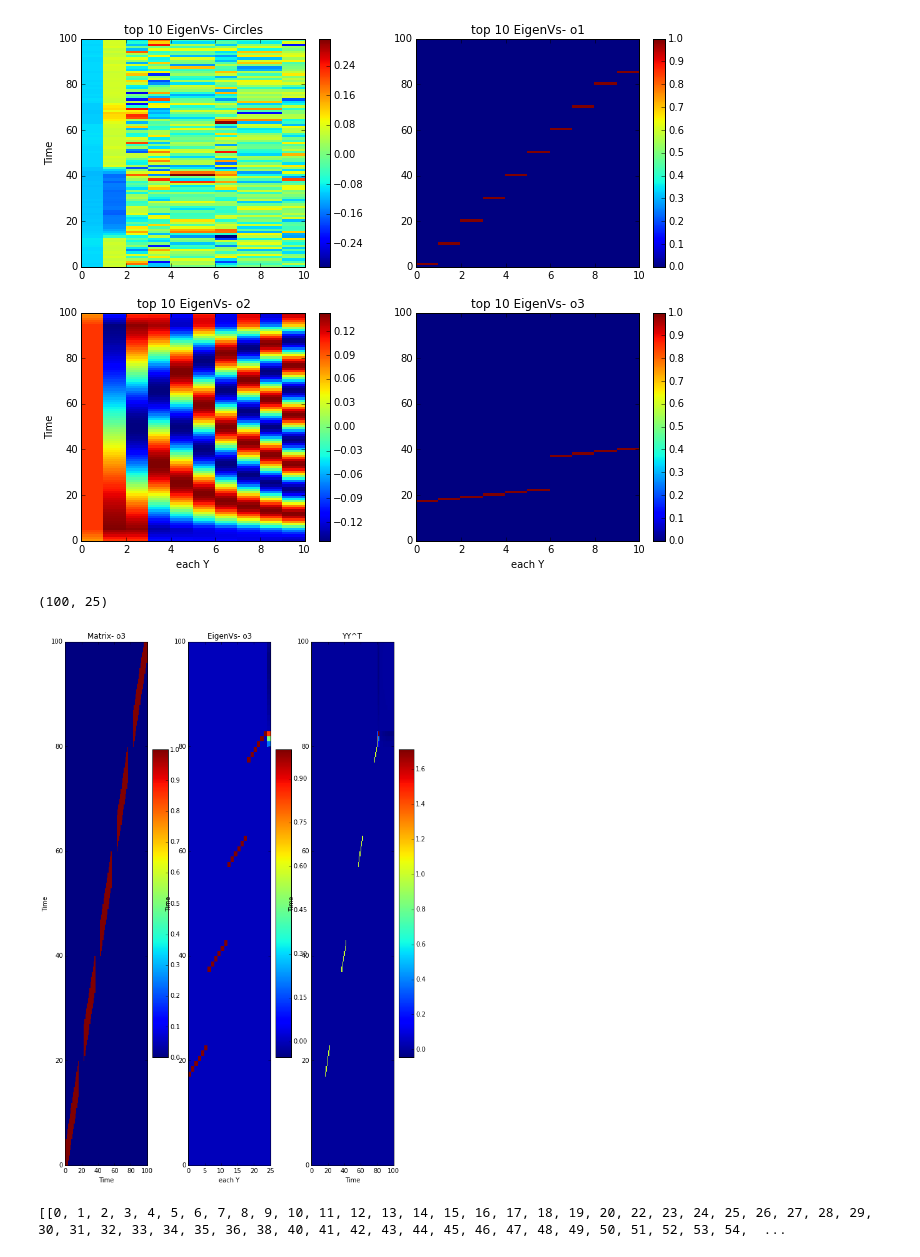
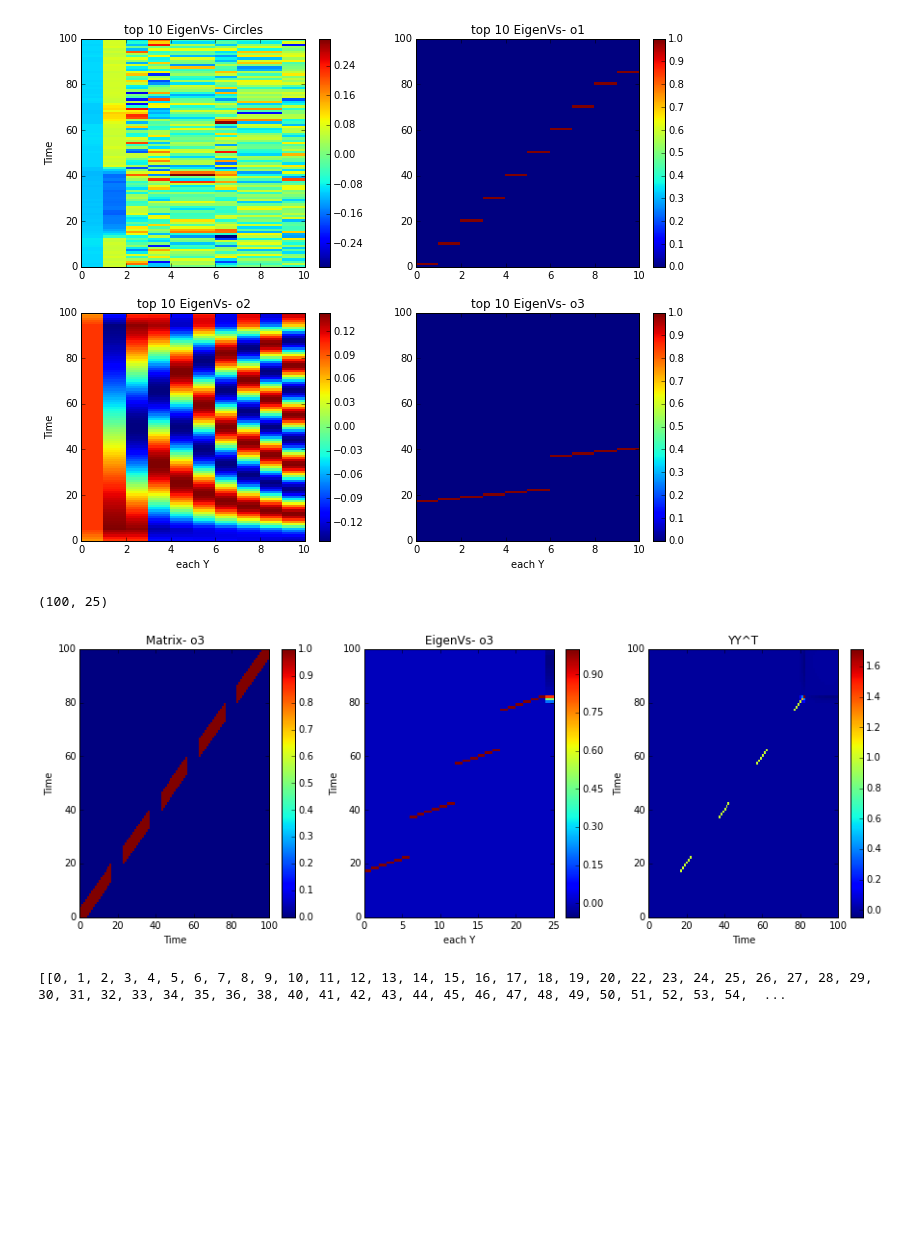
Before and after one commit to jfriend08/IndependentStudy, a Jupyter notebook: baseline/workbookII.ipynb, the cells around one changed output. Drawn from its saved outputs; the diff is of its cells as text; code cells hidden in the pictures; blank space fills up the shorter version.

Commit message:
change graph format

```diff
--- a/baseline/workbookII.ipynb
+++ b/baseline/workbookII.ipynb
@@ -82,34 +82,34 @@ plt.show()
 # %%
 Y3 = laplacian.getNormLaplacian(o3, 25) #similarity matrix, top m eigenvectors
 YY = np.dot(Y3[:,:], np.transpose(Y3)[:,:])
 print Y3.shape
 
-plt.figure(figsize=(10, 5))
+plt.figure(figsize=(15, 5))
 
 plt.subplot(1, 3, 1)
 plt.pcolor(o3)
 plt.colorbar()
 plt.title('Matrix- o3')
 plt.xlabel('Time')
 plt.ylabel('Time')
 
 plt.subplot(1, 3, 2)
 plt.pcolor(Y3)
 plt.colorbar()
 plt.title('EigenVs- o3')
 plt.xlabel('each Y')
 plt.ylabel('Time')
 
 plt.subplot(1, 3, 3)
 plt.pcolor(YY)
 plt.colorbar()
 plt.title('YY^T')
 plt.ylabel('Time')
 plt.xlabel('Time')
 plt.show()
 # %% [output]
 (100, 25)
-[figure, old version]
+[figure, new version]
 # %%
 from sklearn.cluster import KMeans
 nCluster = 8
```
